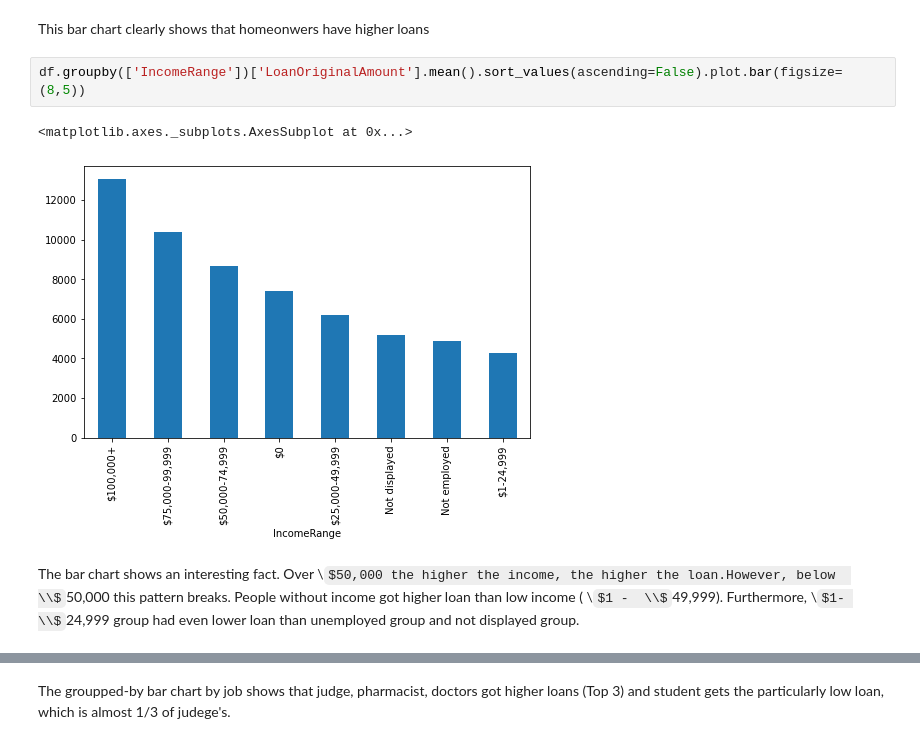
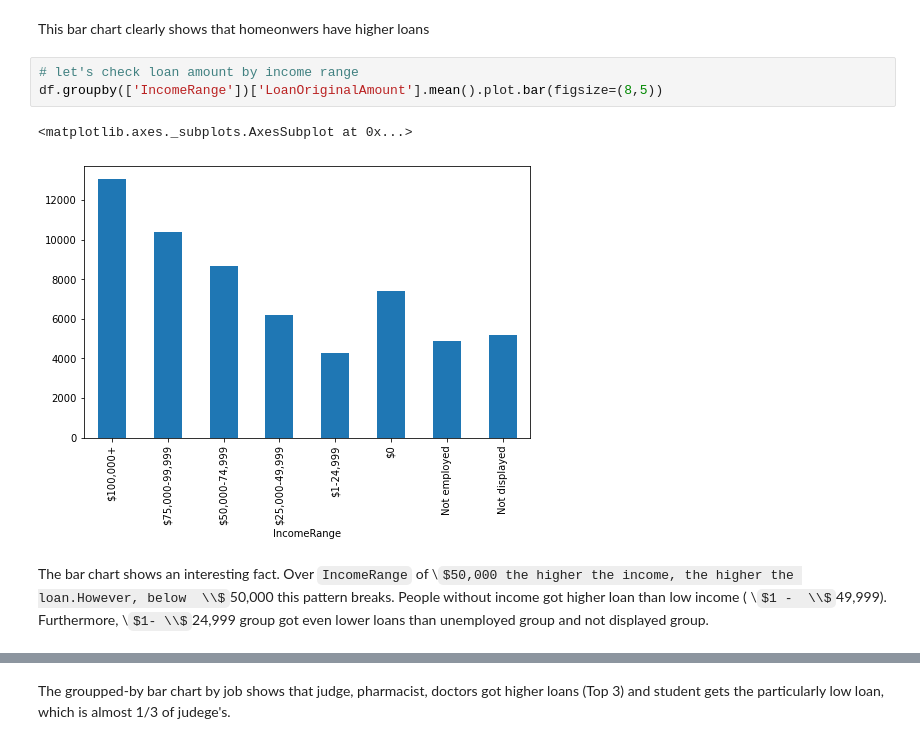
Before and after one commit to decemberkms/Loan-Data-Exploration, a Jupyter notebook: exploration_template.ipynb, the cells around one changed output, grey strips where cells are left out. Drawn from its saved outputs; the diff is of its cells as text; some formulas as TeX source.

```diff
--- a/exploration_template.ipynb
+++ b/exploration_template.ipynb
@@ -275,9 +275,10 @@ df.groupby(['IsBorrowerHomeowner'])['LoanOriginalAmount'].mean().plot.bar()
 # %% [markdown]
 This bar chart clearly shows that homeonwers have higher loans
 # %%
-df.groupby(['IncomeRange'])['LoanOriginalAmount'].mean().sort_values(ascending=False).plot.bar(figsize=(8,5))
+# let's check loan amount by income range
+df.groupby(['IncomeRange'])['LoanOriginalAmount'].mean().plot.bar(figsize=(8,5))
 # %% [output]
 <matplotlib.axes._subplots.AxesSubplot at 0x...>
-[figure, old version]
+[figure, new version]
 # %% [markdown]
-The bar chart shows an interesting fact. Over  \\$50,000 the higher the income, the higher the loan.However, below  \\$50,000 this pattern breaks. People without income got higher loan than low income ( \\$1 -  \\$49,999). Furthermore,  \\$1- \\$24,999 group had even lower loan than unemployed group and not displayed group.
+The bar chart shows an interesting fact. Over `IncomeRange` of \\$50,000 the higher the income, the higher the loan.However, below  \\$50,000 this pattern breaks. People without income got higher loan than low income ( \\$1 -  \\$49,999). Furthermore,  \\$1- \\$24,999 group got even lower loans than unemployed group and not displayed group.
```
Also changed, not shown: parts of 17 cells of this notebook.
